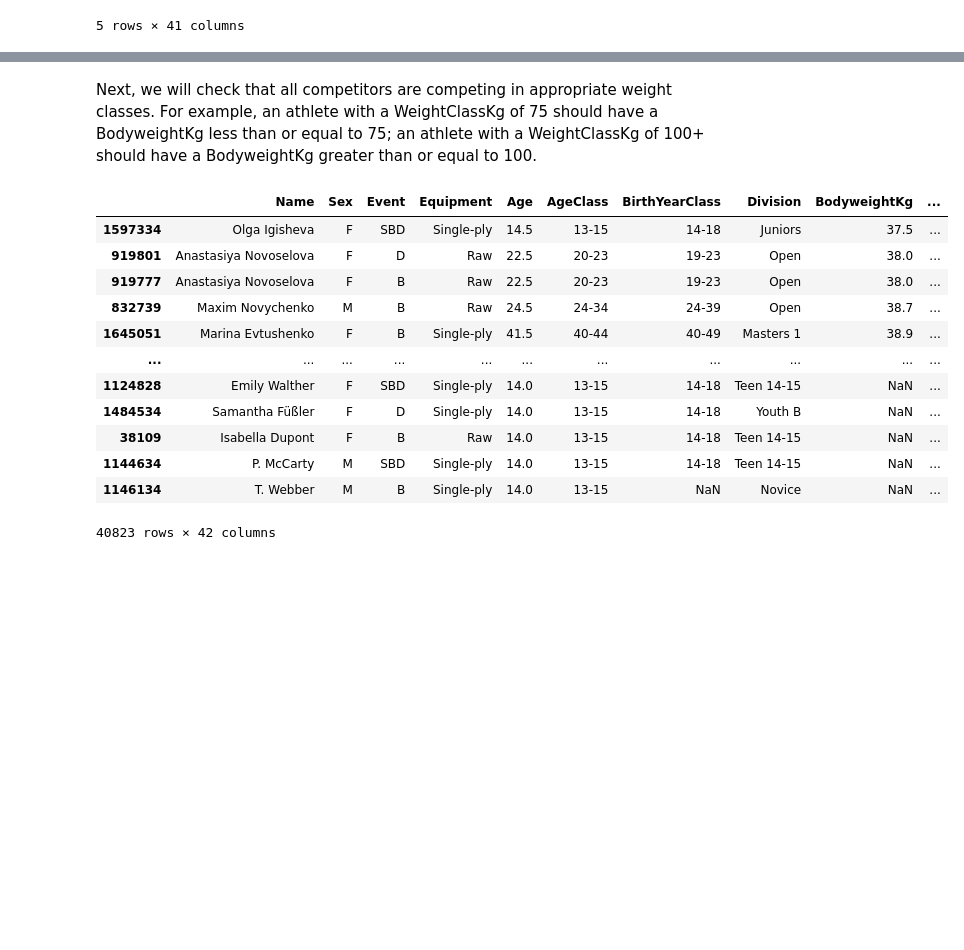
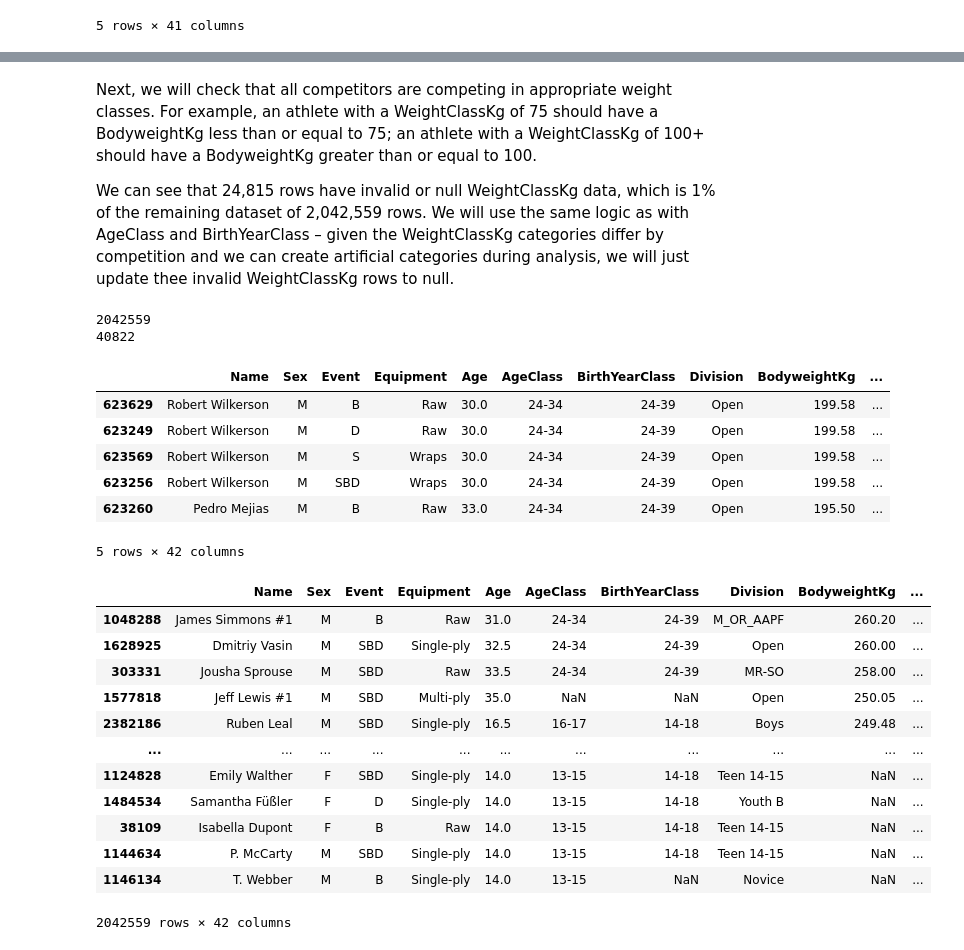
Before and after one commit to kim-jason/PowerliftingDataset, a Jupyter notebook: Powerlifting_Data_Science_Project.ipynb, the cells around one changed output, grey strips where cells are left out. Drawn from its saved outputs; the diff is of its cells as text; code cells hidden in the pictures; blank space fills up the shorter version.

Commit message:
Finished data cleaning for BodyweightKg feature

```diff
--- a/Powerlifting_Data_Science_Project.ipynb
+++ b/Powerlifting_Data_Science_Project.ipynb
@@ -350,7 +351,7 @@ display(cleaned_df.head(5))
 
 display(cleaned_df[cleaned_df['Name'] == 'Edith Traina'].head(5))
 
-cleaned_df = cleaned_df[cleaned_df['Age'] <= 100]
+cleaned_df = cleaned_df[cleaned_df['Age'] <= 105]
 # %% [output]
 |  | Name | Sex | Event | Equipment | Age | AgeClass | BirthYearClass | Division | BodyweightKg | ... |
 | 2026130 | Edward E. Brown | M | B | Raw | 539.5 | 80-999 | 70-999 | Amateur Masters 80-84 | 99.34 | ... |
@@ -407,0 +403,5 @@ display(cleaned_df[cleaned_df['BodyweightKg'] == 10.0])
+# %%
+print(len(cleaned_df[cleaned_df['BodyweightKg'] < 36.7]))
+print(len(cleaned_df))
+
+cleaned_df = cleaned_df[(cleaned_df['BodyweightKg'] >= 36.7) | (cleaned_df['BodyweightKg'].isnull())]
@@ -407,0 +413,5 @@ display(cleaned_df[cleaned_df['BodyweightKg'] == 10.0])
+# %%
+print(cleaned_df['BodyweightKg'].max())
+
+cleaned_df = cleaned_df.sort_values(by='BodyweightKg', ascending=False)
+display(cleaned_df.head(20))
@@ -407,0 +440,4 @@ display(cleaned_df[cleaned_df['BodyweightKg'] == 10.0])
+# %%
+display(df[df['Name'] == 'Les Wroe'].sort_values(by='BodyweightKg', ascending=False).head(5))
+
+cleaned_df = cleaned_df[(cleaned_df['BodyweightKg'] <= 270) | (cleaned_df['BodyweightKg'].isnull())]
@@ -408,32 +452,50 @@ display(cleaned_df[cleaned_df['BodyweightKg'] == 10.0])
 # %% [markdown]
+
+
 Next, we will check that all competitors are competing in appropriate weight classes. For example, an athlete with a WeightClassKg of 75 should have a BodyweightKg less than or equal to 75; an athlete with a WeightClassKg of 100+ should have a BodyweightKg greater than or equal to 100.
+
+We can see that 24,815 rows have invalid or null WeightClassKg data, which is 1% of the remaining dataset of 2,042,559 rows. We will use the same logic as with AgeClass and BirthYearClass – given the WeightClassKg categories differ by competition and we can create artificial categories during analysis, we will just update thee invalid WeightClassKg rows to null.
 # %%
 def validate_weightclasskg(x):
   if len(str(x['WeightClassKg'])) > 0:
     if '+' in str(x['WeightClassKg']):
       if len(str(x['WeightClassKg'])) > 1:
         min, _ = x['WeightClassKg'].split('+')
         return float(x['BodyweightKg']) >= float(min)
       else:
         return True
     else:
       return float(x['BodyweightKg']) <= float(x['WeightClassKg'])
   else:
     return True
 
 cleaned_df['Valid_WeightClassKg'] = cleaned_df.apply(validate_weightclasskg, axis=1)
-display(cleaned_df[cleaned_df['Valid_WeightClassKg'] == False])
+print(len(cleaned_df))
+print(len(cleaned_df[cleaned_df['Valid_WeightClassKg'] == False]))
+display(cleaned_df[cleaned_df['Valid_WeightClassKg'] == False].head(5))
+
+cleaned_df.loc[cleaned_df.Valid_WeightClassKg == False, ['WeightClassKg']] = None
+display(cleaned_df)
 # %% [output]
+2042559
+40822
 |  | Name | Sex | Event | Equipment | Age | AgeClass | BirthYearClass | Division | BodyweightKg | ... |
-| 1597334 | Olga Igisheva | F | SBD | Single-ply | 14.5 | 13-15 | 14-18 | Juniors | 37.5 | ... |
-| 919801 | Anastasiya Novoselova | F | D | Raw | 22.5 | 20-23 | 19-23 | Open | 38.0 | ... |
-| 919777 | Anastasiya Novoselova | F | B | Raw | 22.5 | 20-23 | 19-23 | Open | 38.0 | ... |
-| 832739 | Maxim Novychenko | M | B | Raw | 24.5 | 24-34 | 24-39 | Open | 38.7 | ... |
-| 1645051 | Marina Evtushenko | F | B | Single-ply | 41.5 | 40-44 | 40-49 | Masters 1 | 38.9 | ... |
-| ... | ... | ... | ... | ... | ... | ... | ... | ... | ... | ... |
-| 1124828 | Emily Walther | F | SBD | Single-ply | 14.0 | 13-15 | 14-18 | Teen 14-15 | NaN | ... |
-| 1484534 | Samantha Füßler | F | D | Single-ply | 14.0 | 13-15 | 14-18 | Youth B | NaN | ... |
-| 38109 | Isabella Dupont | F | B | Raw | 14.0 | 13-15 | 14-18 | Teen 14-15 | NaN | ... |
-| 1144634 | P. McCarty | M | SBD | Single-ply | 14.0 | 13-15 | 14-18 | Teen 14-15 | NaN | ... |
-| 1146134 | T. Webber | M | B | Single-ply | 14.0 | 13-15 | NaN | Novice | NaN | ... |
+| 623629 | Robert Wilkerson | M | B | Raw | 30.0 | 24-34 | 24-39 | Open | 199.58 | ... |
+| 623249 | Robert Wilkerson | M | D | Raw | 30.0 | 24-34 | 24-39 | Open | 199.58 | ... |
+| 623569 | Robert Wilkerson | M | S | Wraps | 30.0 | 24-34 | 24-39 | Open | 199.58 | ... |
+| 623256 | Robert Wilkerson | M | SBD | Wraps | 30.0 | 24-34 | 24-39 | Open | 199.58 | ... |
+| 623260 | Pedro Mejias | M | B | Raw | 33.0 | 24-34 | 24-39 | Open | 195.50 | ... |
-40823 rows × 42 columns
+5 rows × 42 columns
+|  | Name | Sex | Event | Equipment | Age | AgeClass | BirthYearClass | Division | BodyweightKg | ... |
+| 1048288 | James Simmons #1 | M | B | Raw | 31.0 | 24-34 | 24-39 | M_OR_AAPF | 260.20 | ... |
+| 1628925 | Dmitriy Vasin | M | SBD | Single-ply | 32.5 | 24-34 | 24-39 | Open | 260.00 | ... |
+| 303331 | Jousha Sprouse | M | SBD | Raw | 33.5 | 24-34 | 24-39 | MR-SO | 258.00 | ... |
+| 1577818 | Jeff Lewis #1 | M | SBD | Multi-ply | 35.0 | NaN | NaN | Open | 250.05 | ... |
+| 2382186 | Ruben Leal | M | SBD | Single-ply | 16.5 | 16-17 | 14-18 | Boys | 249.48 | ... |
+| ... | ... | ... | ... | ... | ... | ... | ... | ... | ... | ... |
+| 1124828 | Emily Walther | F | SBD | Single-ply | 14.0 | 13-15 | 14-18 | Teen 14-15 | NaN | ... |
+| 1484534 | Samantha Füßler | F | D | Single-ply | 14.0 | 13-15 | 14-18 | Youth B | NaN | ... |
+| 38109 | Isabella Dupont | F | B | Raw | 14.0 | 13-15 | 14-18 | Teen 14-15 | NaN | ... |
+| 1144634 | P. McCarty | M | SBD | Single-ply | 14.0 | 13-15 | 14-18 | Teen 14-15 | NaN | ... |
+| 1146134 | T. Webber | M | B | Single-ply | 14.0 | 13-15 | NaN | Novice | NaN | ... |
+2042559 rows × 42 columns
```
Also changed, not shown: parts of 22 cells of this notebook.
